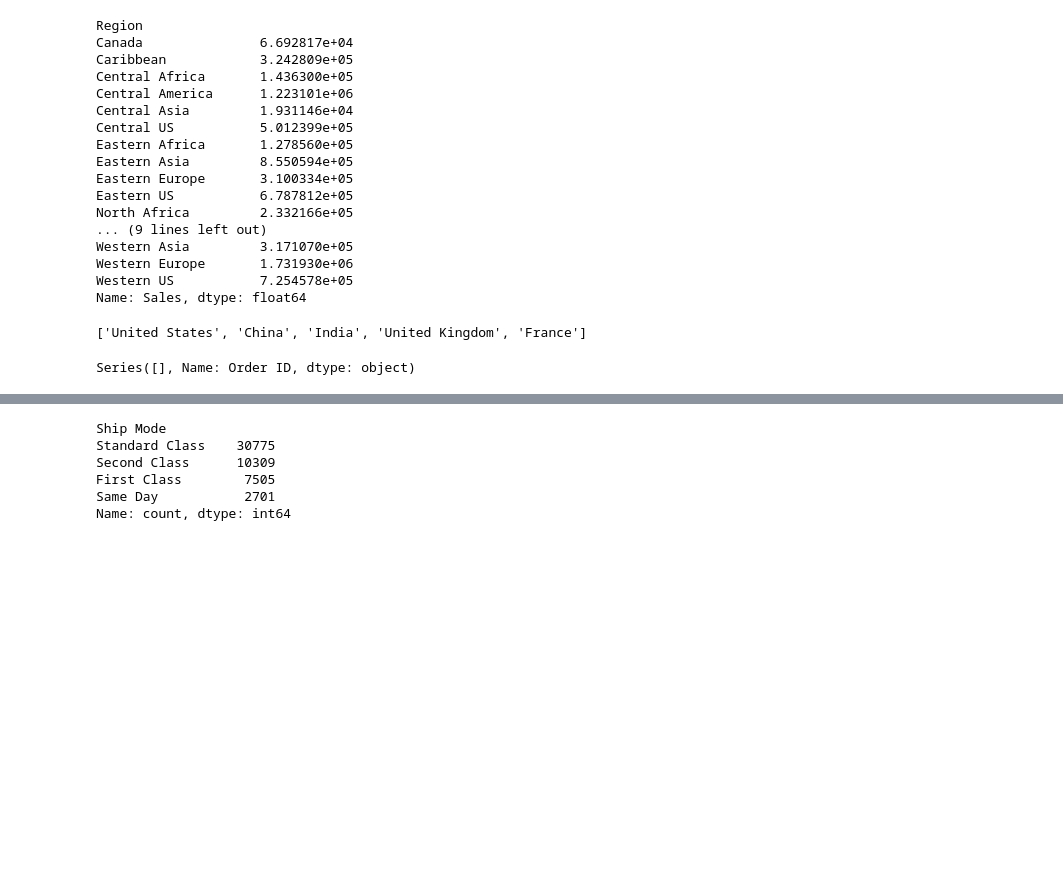
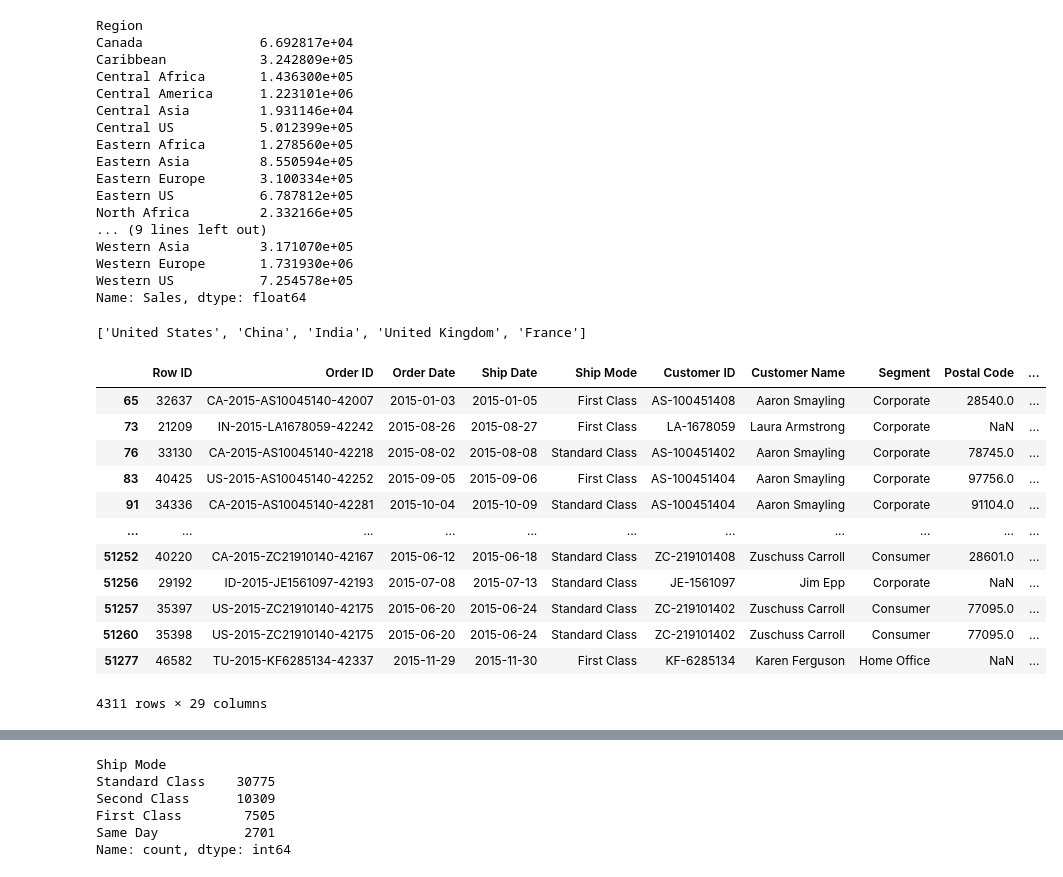
Before and after one commit to subhiksha-kodi/EDA-PROJECT---GLOBAL-SUPERSTORE-SALES-ANALYSIS, a Jupyter notebook: code.ipynb, the cells around one changed output, grey strips where cells are left out. Cells and saved outputs as stored; diff of their text form; code cells hidden in the pictures; blank space fills up the shorter version.

```diff
--- a/code.ipynb
+++ b/code.ipynb
@@ -385,9 +397,21 @@ df.groupby('Country')['Profit'].sum().sort_values(ascending=False).head(5).index
 # %% [output]
 ['United States', 'China', 'India', 'United Kingdom', 'France']
 # %%
-df[(df['order_year']==2015) & (df['Profit']<0)]['Order ID']
+df[(df['order_year']=='2015') & (df['Profit']<0)]
 # %% [output]
+|  | Row ID | Order ID | Order Date | Ship Date | Ship Mode | Customer ID | Customer Name | Segment | Postal Code | ... |
+| 65 | 32637 | CA-2015-AS10045140-42007 | 2015-01-03 | 2015-01-05 | First Class | AS-100451408 | Aaron Smayling | Corporate | 28540.0 | ... |
+| 73 | 21209 | IN-2015-LA1678059-42242 | 2015-08-26 | 2015-08-27 | First Class | LA-1678059 | Laura Armstrong | Corporate | NaN | ... |
+| 76 | 33130 | CA-2015-AS10045140-42218 | 2015-08-02 | 2015-08-08 | Standard Class | AS-100451402 | Aaron Smayling | Corporate | 78745.0 | ... |
+| 83 | 40425 | US-2015-AS10045140-42252 | 2015-09-05 | 2015-09-06 | First Class | AS-100451404 | Aaron Smayling | Corporate | 97756.0 | ... |
+| 91 | 34336 | CA-2015-AS10045140-42281 | 2015-10-04 | 2015-10-09 | Standard Class | AS-100451404 | Aaron Smayling | Corporate | 91104.0 | ... |
+| ... | ... | ... | ... | ... | ... | ... | ... | ... | ... | ... |
+| 51252 | 40220 | CA-2015-ZC21910140-42167 | 2015-06-12 | 2015-06-18 | Standard Class | ZC-219101408 | Zuschuss Carroll | Consumer | 28601.0 | ... |
+| 51256 | 29192 | ID-2015-JE1561097-42193 | 2015-07-08 | 2015-07-13 | Standard Class | JE-1561097 | Jim Epp | Corporate | NaN | ... |
+| 51257 | 35397 | US-2015-ZC21910140-42175 | 2015-06-20 | 2015-06-24 | Standard Class | ZC-219101402 | Zuschuss Carroll | Consumer | 77095.0 | ... |
+| 51260 | 35398 | US-2015-ZC21910140-42175 | 2015-06-20 | 2015-06-24 | Standard Class | ZC-219101402 | Zuschuss Carroll | Consumer | 77095.0 | ... |
+| 51277 | 46582 | TU-2015-KF6285134-42337 | 2015-11-29 | 2015-11-30 | First Class | KF-6285134 | Karen Ferguson | Home Office | NaN | ... |
-Series([], Name: Order ID, dtype: object)
+4311 rows × 29 columns
 # %%
 df[(df['Segment']=='Corporate')].sort_values('Sales',ascending=False).head(10)
 # %% [output]
```
Also changed, not shown: parts of 11 cells of this notebook.
